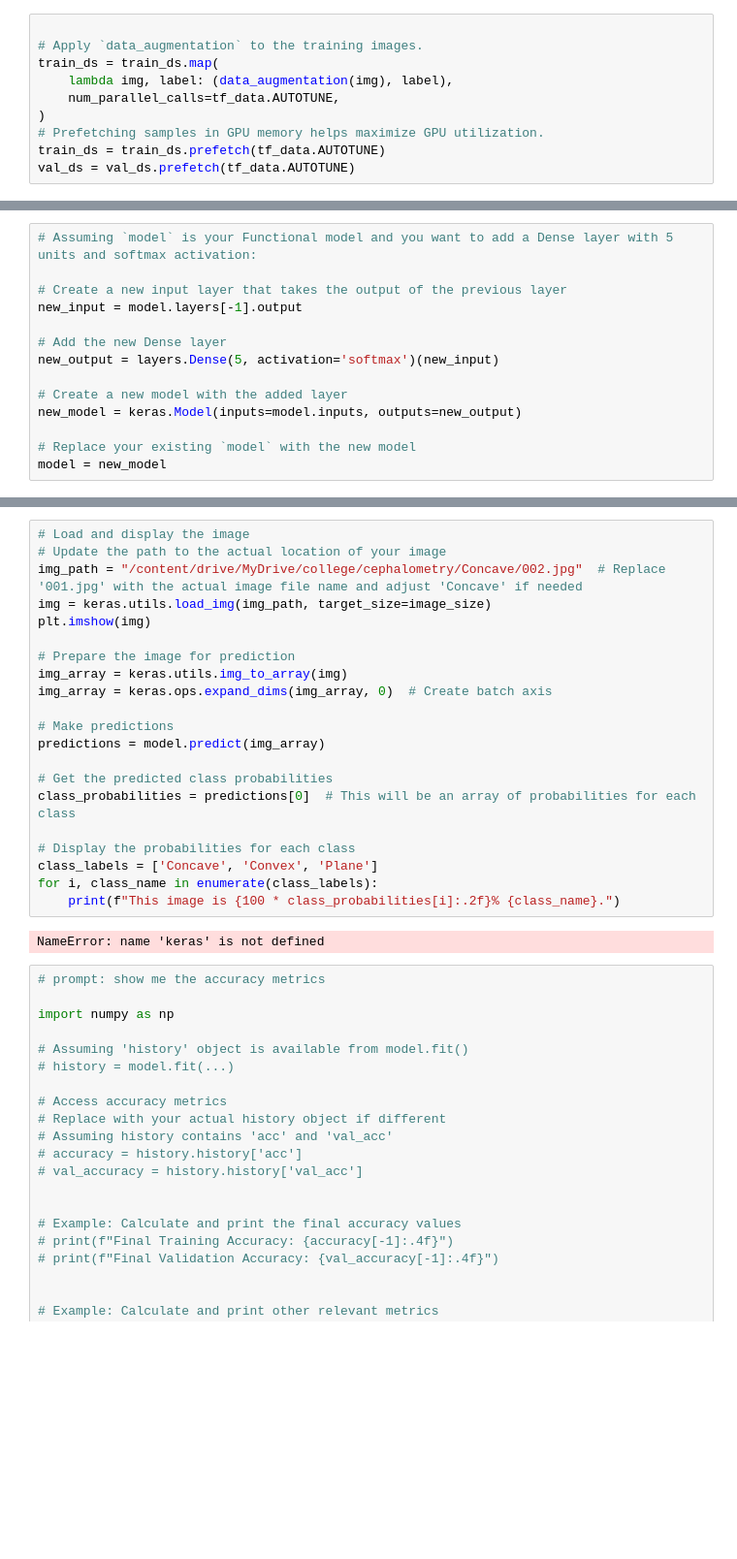
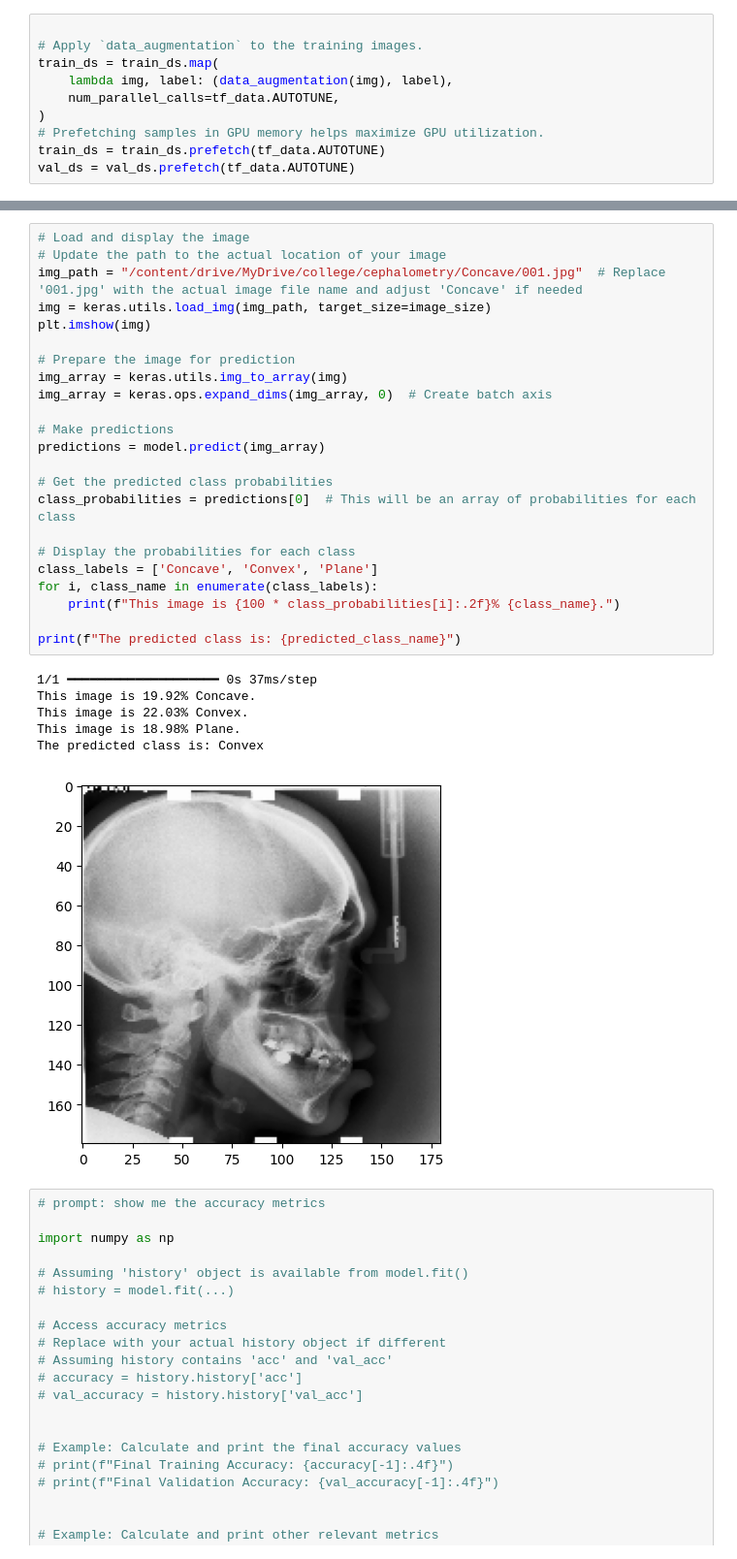
Before and after one commit to Sarthi-Malavalia/cephalometry_project, a Jupyter notebook: cephelometric_test.ipynb, the cells around one changed output, grey strips where cells are left out. Shown at 97% size. Drawn from its saved outputs; the diff is of its cells as text; blank space fills up the shorter version.

```diff
--- a/cephelometric_test.ipynb
+++ b/cephelometric_test.ipynb
@@ -218,14 +216,0 @@ Epoch 50/50
-# %%
-# Assuming `model` is your Functional model and you want to add a Dense layer with 5 units and softmax activation:
-
-# Create a new input layer that takes the output of the previous layer
-new_input = model.layers[-1].output
-
-# Add the new Dense layer
-new_output = layers.Dense(5, activation='softmax')(new_input)
-
-# Create a new model with the added layer
-new_model = keras.Model(inputs=model.inputs, outputs=new_output)
-
-# Replace your existing `model` with the new model
-model = new_model
@@ -232,26 +224,33 @@ model = new_model
 # %%
 # Load and display the image
 # Update the path to the actual location of your image
-img_path = "/content/drive/MyDrive/college/cephalometry/Concave/002.jpg"  # Replace '001.jpg' with the actual image file name and adjust 'Concave' if needed
+img_path = "/content/drive/MyDrive/college/cephalometry/Concave/001.jpg"  # Replace '001.jpg' with the actual image file name and adjust 'Concave' if needed
 img = keras.utils.load_img(img_path, target_size=image_size)
 plt.imshow(img)
 
 # Prepare the image for prediction
 img_array = keras.utils.img_to_array(img)
 img_array = keras.ops.expand_dims(img_array, 0)  # Create batch axis
 
 # Make predictions
 predictions = model.predict(img_array)
 
 # Get the predicted class probabilities
 class_probabilities = predictions[0]  # This will be an array of probabilities for each class
 
 # Display the probabilities for each class
 class_labels = ['Concave', 'Convex', 'Plane']
 for i, class_name in enumerate(class_labels):
     print(f"This image is {100 * class_probabilities[i]:.2f}% {class_name}.")
+
+print(f"The predicted class is: {predicted_class_name}")
 # %% [output]
-NameError: name 'keras' is not defined
+1/1 ━━━━━━━━━━━━━━━━━━━━ 0s 37ms/step
+This image is 19.92% Concave.
+This image is 22.03% Convex.
+This image is 18.98% Plane.
+The predicted class is: Convex
+[figure, added]
 # %%
 # prompt: show me the accuracy metrics
 
```
Also changed, not shown: parts of 19 cells of this notebook.
